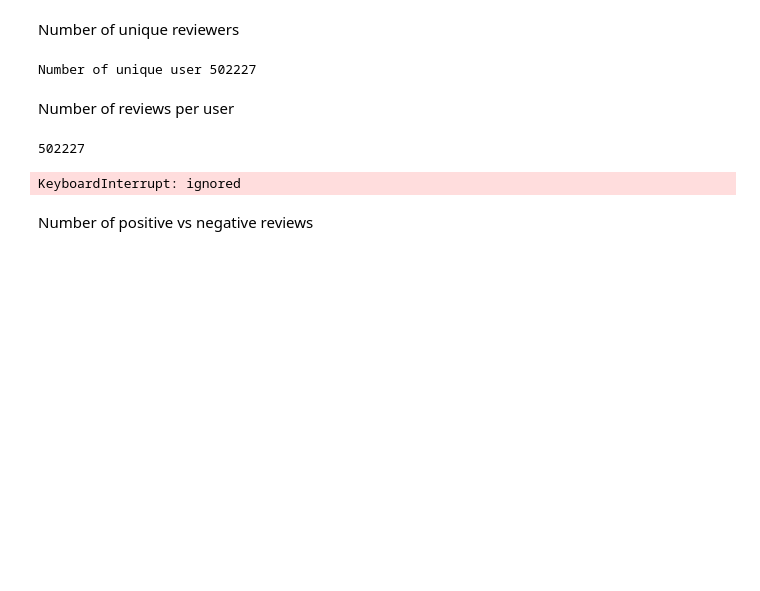
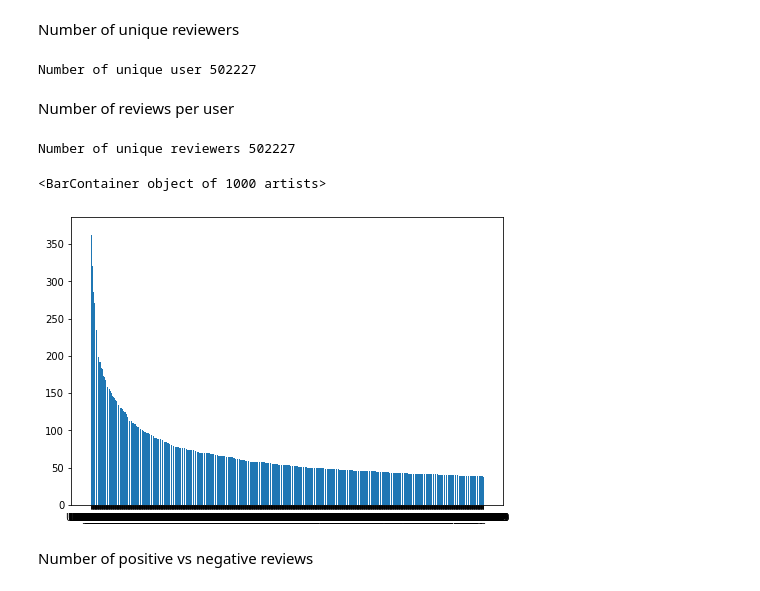
Before and after one commit to mudita11/Covid-visual, a Jupyter notebook: CWT_CaseStudy.ipynb, the cells around one changed output. Saved outputs shown, nothing was run; the diff lists cells and outputs as text; code cells hidden in the pictures; blank space fills up the shorter version.

```diff
--- a/CWT_CaseStudy.ipynb
+++ b/CWT_CaseStudy.ipynb
@@ -154,12 +182,14 @@ Number of unique user 502227
  Number of reviews per user
 # %%
 author_freq_count = Counter(arr[:, all_columns['author_id']]).most_common()
-print(len(author_freq_count))
+print(f'Number of unique reviewers {len(author_freq_count)}')
+author_freq_count = sorted(author_freq_count, key=lambda x:x[1], reverse=True)
 review_freq, author_count = list(zip(*(author_freq_count)))
 fig = plt.figure()
-ax = fig.add_axes([1,1,1,1])
-ax.bar(review_freq, author_count)
+ax = fig.add_axes([0,0,1,1])
+ax.bar(review_freq[:1000], author_count[:1000])
 plt.show()
 # %% [output]
-502227
+Number of unique reviewers 502227
-KeyboardInterrupt: ignored
+<BarContainer object of 1000 artists>
+[figure, added]
```
Also changed, not shown: parts of 24 cells of this notebook.
